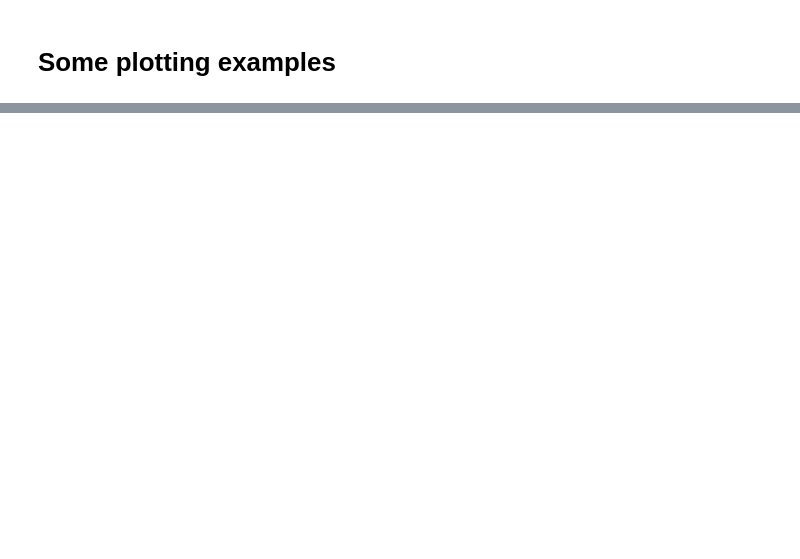
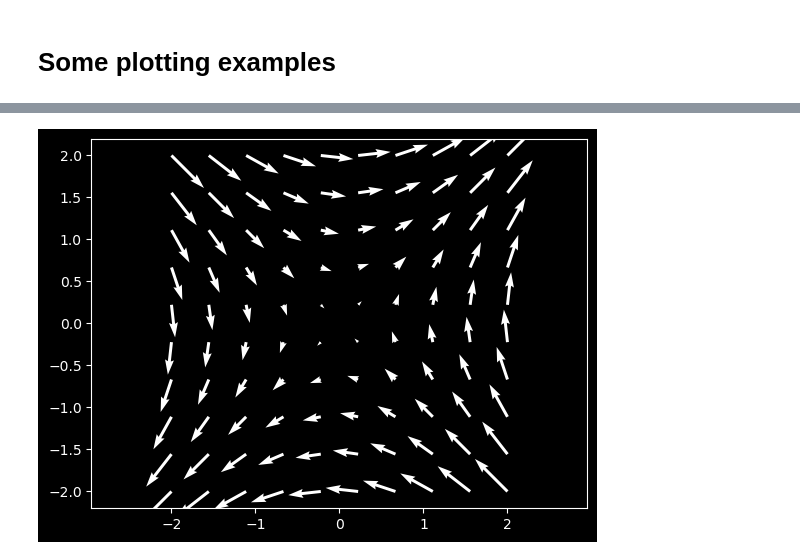
Before and after one commit to GauteHolen/TesPa, a Jupyter notebook: example.ipynb, the cells around one changed output, grey strips where cells are left out. Cells and saved outputs as stored; diff of their text form; code cells hidden in the pictures; blank space fills up the shorter version.

```diff
--- a/example.ipynb
+++ b/example.ipynb
@@ -61,0 +73,23 @@ plt.plot(sim.t[:idx],sim.r[0,:idx])
+# %%
+import matplotlib.pyplot as plt
+import numpy as np
+
+# Create a grid of points (x, y)
+x = np.linspace(-2, 2, 10)
+y = np.linspace(-2, 2, 10)
+X, Y = np.meshgrid(x, y)
+
+# Define vector components (U, V) for each point
+U = Y   # Vector component in the x-direction
+V = X    # Vector component in the y-direction
+
+# Create the quiver plot
+plt.quiver(X, Y, U, V, color = "w")
+
+# Optionally, set the aspect ratio to be equal
+plt.axis('equal')
+
+# Show the plot
+plt.show()
+# %% [output]
+[figure, added]
```
Also changed, not shown: parts of 5 cells of this notebook, 36 other files.
